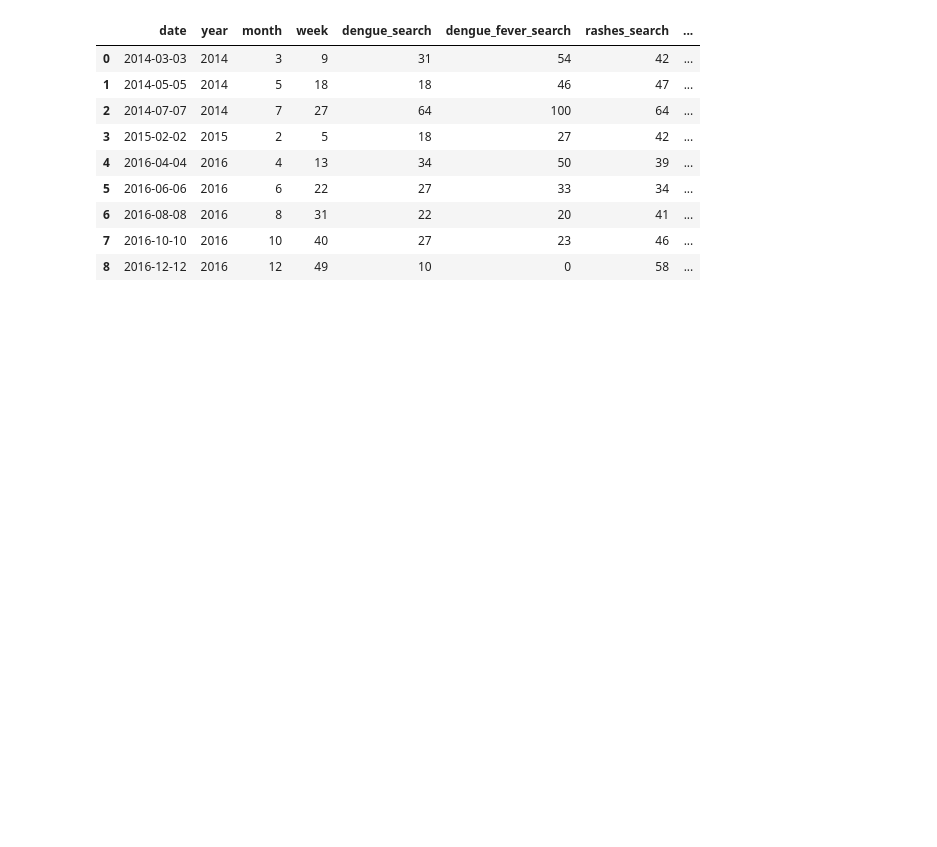
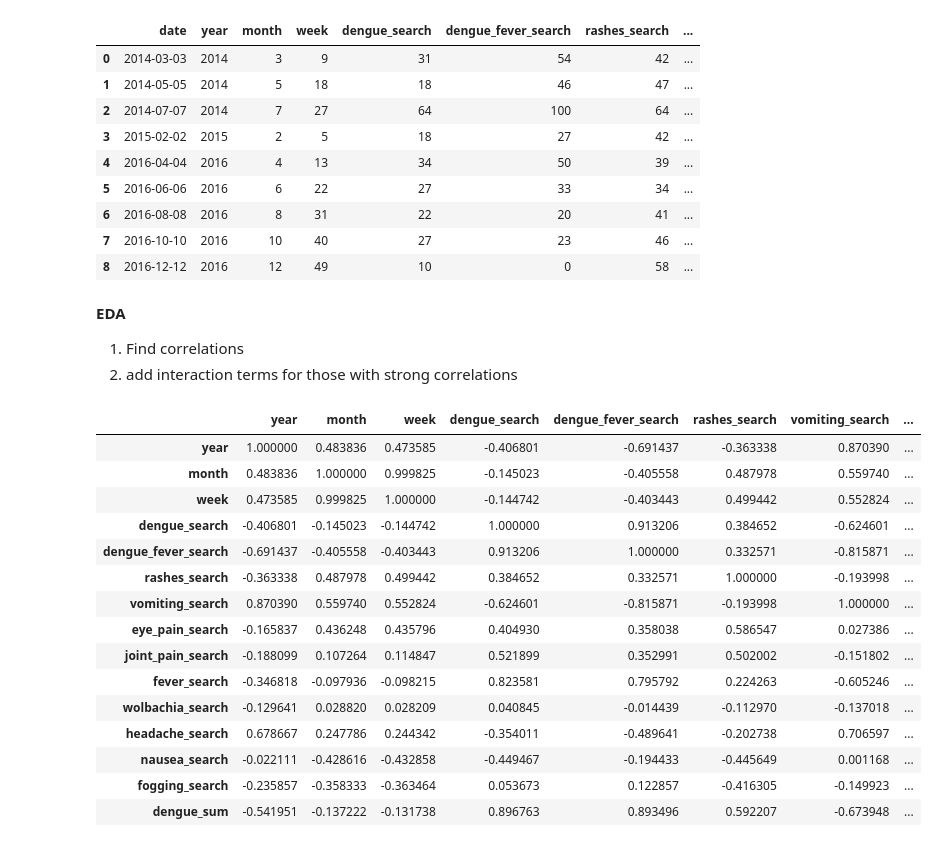
Before and after one commit to lishing/ga_project4_dsif9, a Jupyter notebook: Code/03_EDA/3b_GoogleTrends.ipynb, the cells around one changed output. Cells and saved outputs as stored; diff of their text form; code cells hidden in the pictures; blank space fills up the shorter version.

```diff
--- a/Code/03_EDA/3b_GoogleTrends.ipynb
+++ b/Code/03_EDA/3b_GoogleTrends.ipynb
@@ -64,3 +71,26 @@ merged_df
 | 6 | 2016-08-08 | 2016 | 8 | 31 | 22 | 20 | 41 | ... |
 | 7 | 2016-10-10 | 2016 | 10 | 40 | 27 | 23 | 46 | ... |
 | 8 | 2016-12-12 | 2016 | 12 | 49 | 10 | 0 | 58 | ... |
+# %% [markdown]
+**EDA**
+1. Find correlations
+2. add interaction terms for those with strong correlations
+# %%
+merged_df.corr()
+# %% [output]
+|  | year | month | week | dengue_search | dengue_fever_search | rashes_search | vomiting_search | ... |
+| year | 1.000000 | 0.483836 | 0.473585 | -0.406801 | -0.691437 | -0.363338 | 0.870390 | ... |
+| month | 0.483836 | 1.000000 | 0.999825 | -0.145023 | -0.405558 | 0.487978 | 0.559740 | ... |
+| week | 0.473585 | 0.999825 | 1.000000 | -0.144742 | -0.403443 | 0.499442 | 0.552824 | ... |
+| dengue_search | -0.406801 | -0.145023 | -0.144742 | 1.000000 | 0.913206 | 0.384652 | -0.624601 | ... |
+| dengue_fever_search | -0.691437 | -0.405558 | -0.403443 | 0.913206 | 1.000000 | 0.332571 | -0.815871 | ... |
+| rashes_search | -0.363338 | 0.487978 | 0.499442 | 0.384652 | 0.332571 | 1.000000 | -0.193998 | ... |
+| vomiting_search | 0.870390 | 0.559740 | 0.552824 | -0.624601 | -0.815871 | -0.193998 | 1.000000 | ... |
+| eye_pain_search | -0.165837 | 0.436248 | 0.435796 | 0.404930 | 0.358038 | 0.586547 | 0.027386 | ... |
+| joint_pain_search | -0.188099 | 0.107264 | 0.114847 | 0.521899 | 0.352991 | 0.502002 | -0.151802 | ... |
+| fever_search | -0.346818 | -0.097936 | -0.098215 | 0.823581 | 0.795792 | 0.224263 | -0.605246 | ... |
+| wolbachia_search | -0.129641 | 0.028820 | 0.028209 | 0.040845 | -0.014439 | -0.112970 | -0.137018 | ... |
+| headache_search | 0.678667 | 0.247786 | 0.244342 | -0.354011 | -0.489641 | -0.202738 | 0.706597 | ... |
+| nausea_search | -0.022111 | -0.428616 | -0.432858 | -0.449467 | -0.194433 | -0.445649 | 0.001168 | ... |
+| fogging_search | -0.235857 | -0.358333 | -0.363464 | 0.053673 | 0.122857 | -0.416305 | -0.149923 | ... |
+| dengue_sum | -0.541951 | -0.137222 | -0.131738 | 0.896763 | 0.893496 | 0.592207 | -0.673948 | ... |
```
Also changed, not shown: parts of 12 cells of this notebook.
